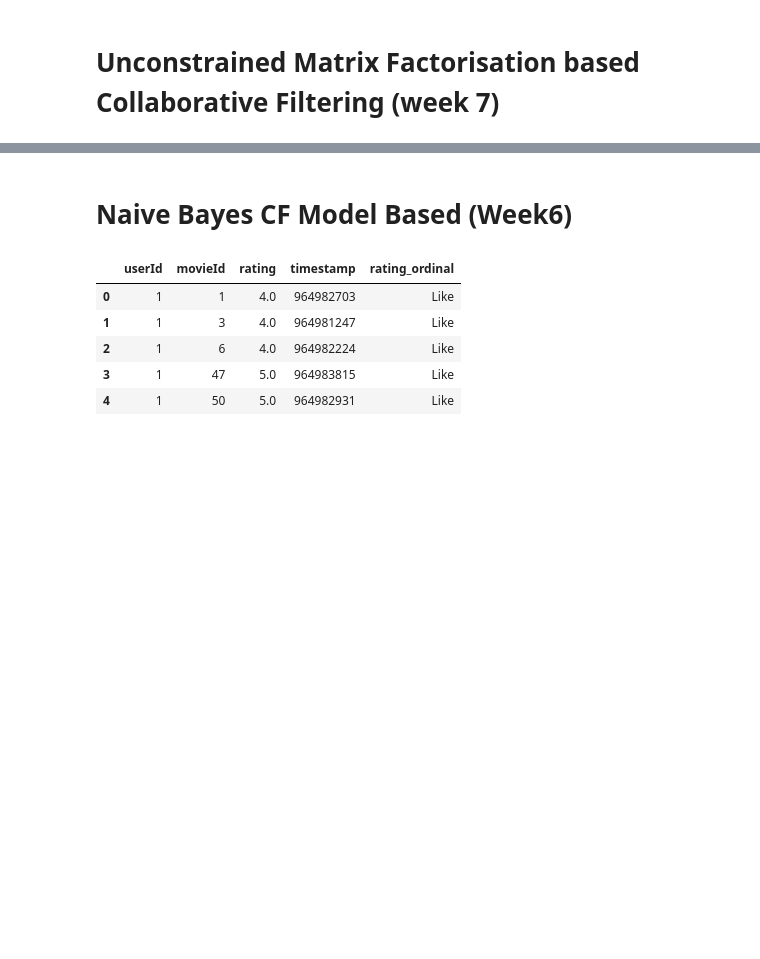
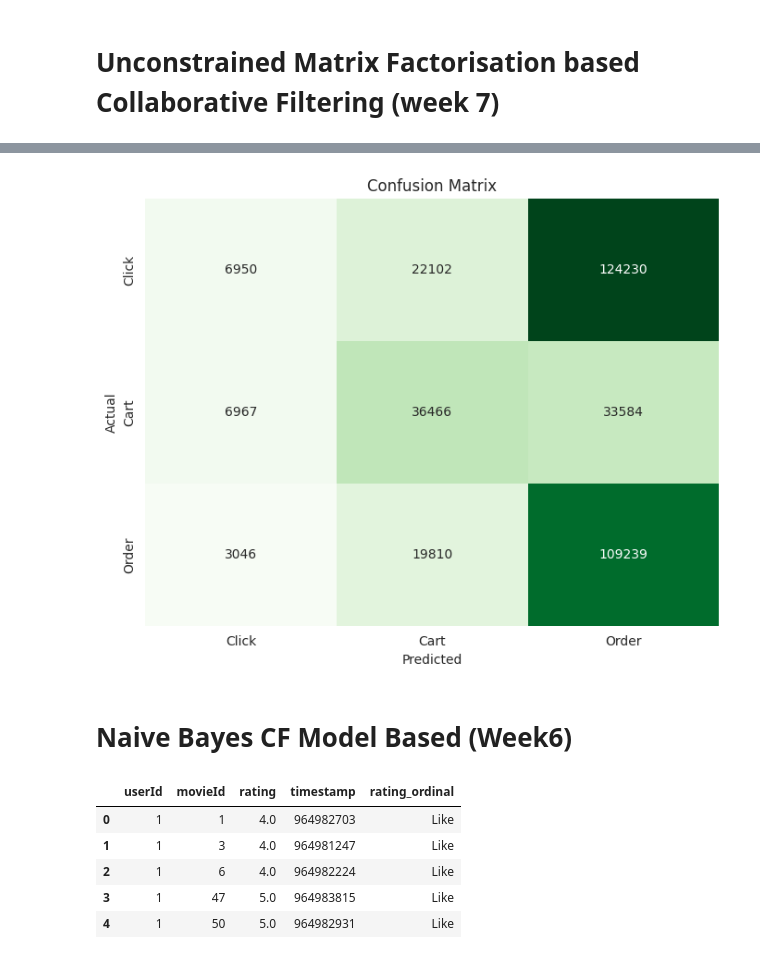
Before and after one commit to EliaTosin/DataAnaCla25, a Jupyter notebook: flipped_9/evaluation_rec_sys.ipynb, the cells around one changed output, grey strips where cells are left out. Cells and saved outputs as stored; diff of their text form; code cells hidden in the pictures; blank space fills up the shorter version.

```diff
--- a/flipped_9/evaluation_rec_sys.ipynb
+++ b/flipped_9/evaluation_rec_sys.ipynb
@@ -235,6 +244,17 @@ df_predictions_mf
 | 362392 | 11304 | 66181 | 2 | 3 |
 | 362393 | 85093 | 416829 | 1 | 3 |
 362394 rows × 4 columns
+# %%
+confusion_matrix = pd.crosstab(df_predictions_mf['rating_label'], df_predictions_mf['predicted'], rownames=['Actual'], colnames=['Predicted'])
+plt.figure(figsize=(8, 6))
+class_labels = ['Click', 'Cart', 'Order']
+sns.heatmap(confusion_matrix, annot=True, fmt='d', cmap='Greens', cbar=False, xticklabels=class_labels, yticklabels=class_labels)
+plt.title("Confusion Matrix")
+plt.xlabel("Predicted")
+plt.ylabel("Actual")
+plt.show()
+# %% [output]
+[figure, added]
 # %% [markdown]
 # Naive Bayes CF Model Based (Week6)
 # %%
```
Also changed, not shown: parts of 13 cells of this notebook.
